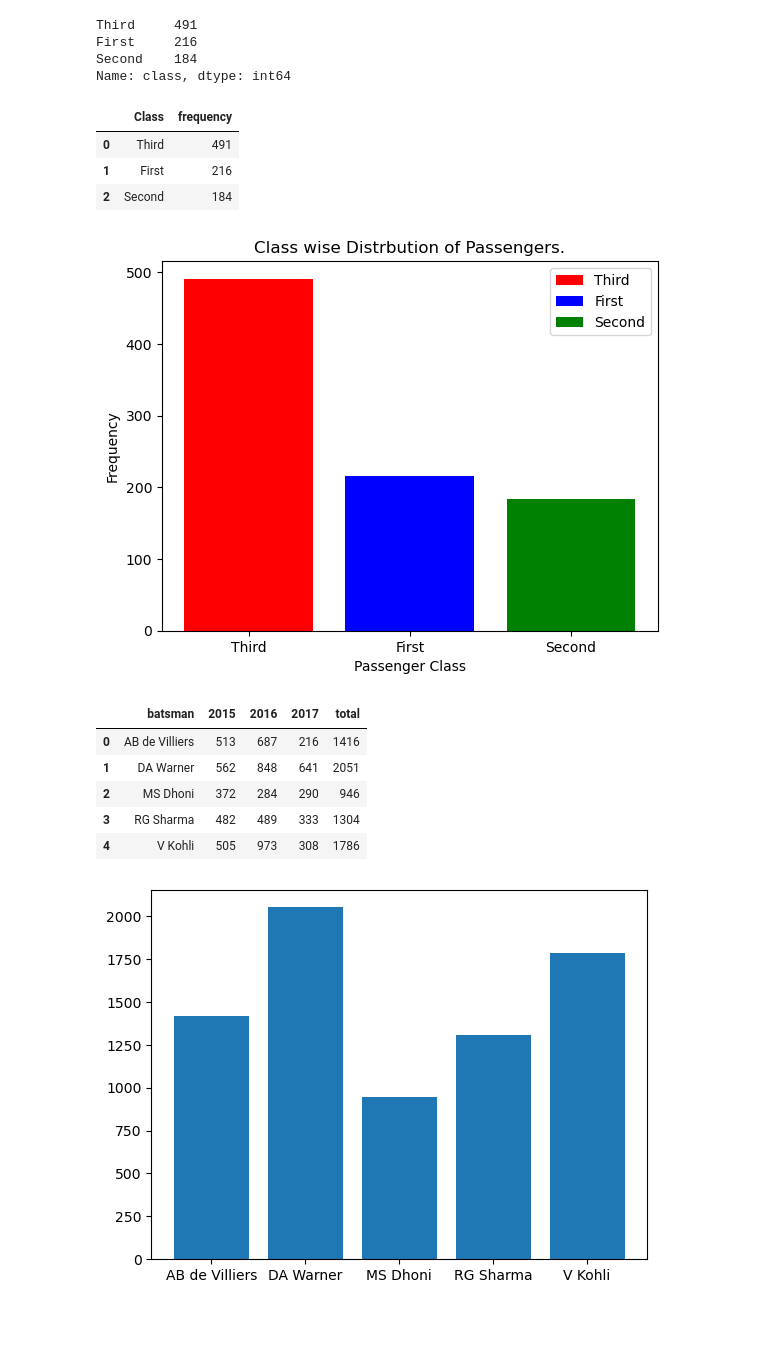
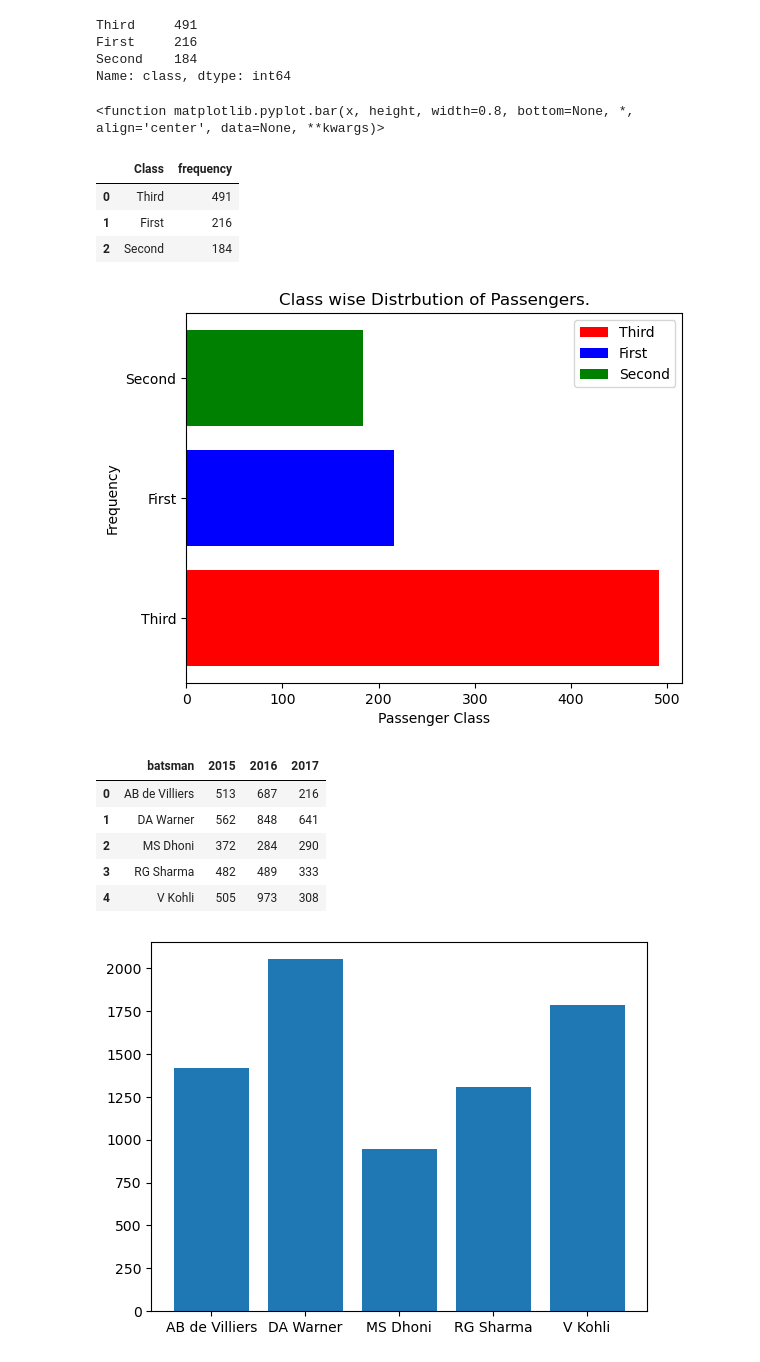
Before and after one commit to suraj4502/DS-Material, a Jupyter notebook: matplotlib_class.ipynb, the cells around one changed output. Cells and saved outputs as stored; diff of their text form; code cells hidden in the pictures; blank space fills up the shorter version.

```diff
--- a/matplotlib_class.ipynb
+++ b/matplotlib_class.ipynb
@@ -276,6 +295,10 @@ Third     491
 First     216
 Second    184
 Name: class, dtype: int64
+# %%
+plt.bar()
+# %% [output]
+<function matplotlib.pyplot.bar(x, height, width=0.8, bottom=None, *, align='center', data=None, **kwargs)>
 # %%
 # class wise distribution
 class_wise_distribution = titanic['class'].value_counts().reset_index()
@@ -287,27 +310,27 @@ class_wise_distribution
 | 1 | First | 216 |
 | 2 | Second | 184 |
 # %%
-plt.bar(class_wise_distribution['Class'],class_wise_distribution['frequency'],
+plt.barh(class_wise_distribution['Class'],class_wise_distribution['frequency'],
         color = ['r','b','g'],
         label= class_wise_distribution['Class'])
 plt.title("Class wise Distrbution of Passengers.")
 plt.ylabel("Frequency")
 plt.xlabel("Passenger Class")
 plt.legend()
 plt.show()
 # %% [output]
-[figure, old version]
+[figure, new version]
 # %%
 batsman = pd.read_csv('Data/batsman_season_record.csv')
-batsman['total'] = batsman['2015'] + batsman['2016'] +batsman['2017']
+# batsman['total'] = batsman['2015'] + batsman['2016'] +batsman['2017']
 batsman
 # %% [output]
-|  | batsman | 2015 | 2016 | 2017 | total |
-| 0 | AB de Villiers | 513 | 687 | 216 | 1416 |
-| 1 | DA Warner | 562 | 848 | 641 | 2051 |
-| 2 | MS Dhoni | 372 | 284 | 290 | 946 |
-| 3 | RG Sharma | 482 | 489 | 333 | 1304 |
-| 4 | V Kohli | 505 | 973 | 308 | 1786 |
+|  | batsman | 2015 | 2016 | 2017 |
+| 0 | AB de Villiers | 513 | 687 | 216 |
+| 1 | DA Warner | 562 | 848 | 641 |
+| 2 | MS Dhoni | 372 | 284 | 290 |
+| 3 | RG Sharma | 482 | 489 | 333 |
+| 4 | V Kohli | 505 | 973 | 308 |
 # %%
 plt.bar(batsman['batsman'],batsman['total']);
 # %% [output]
```
Also changed, not shown: parts of 12 cells of this notebook.
